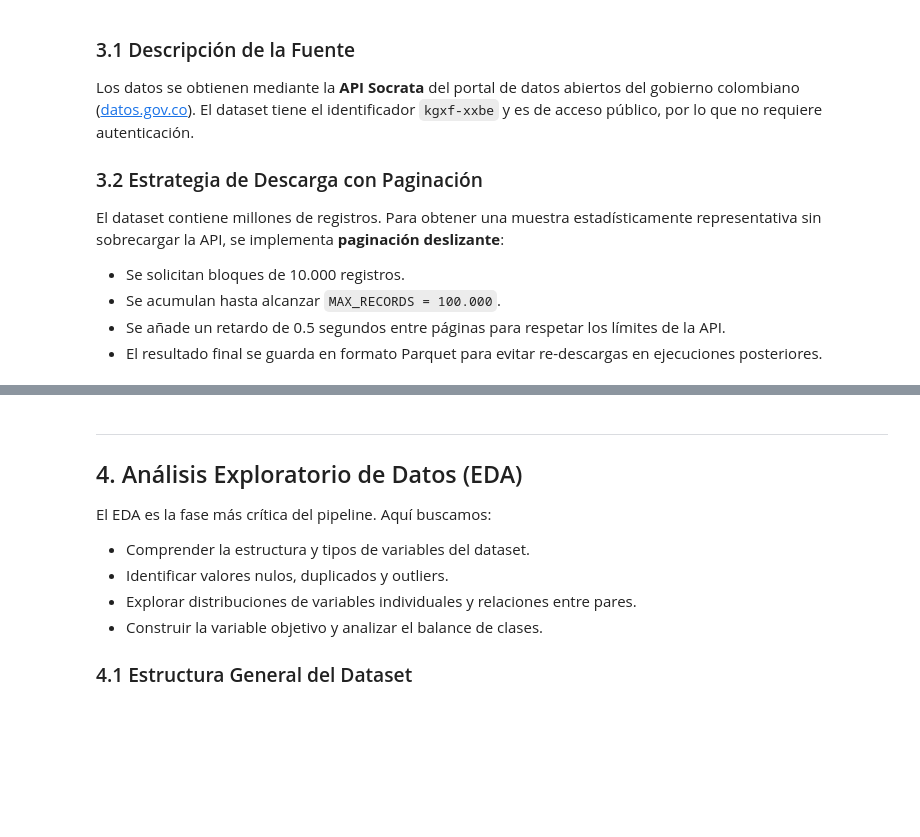
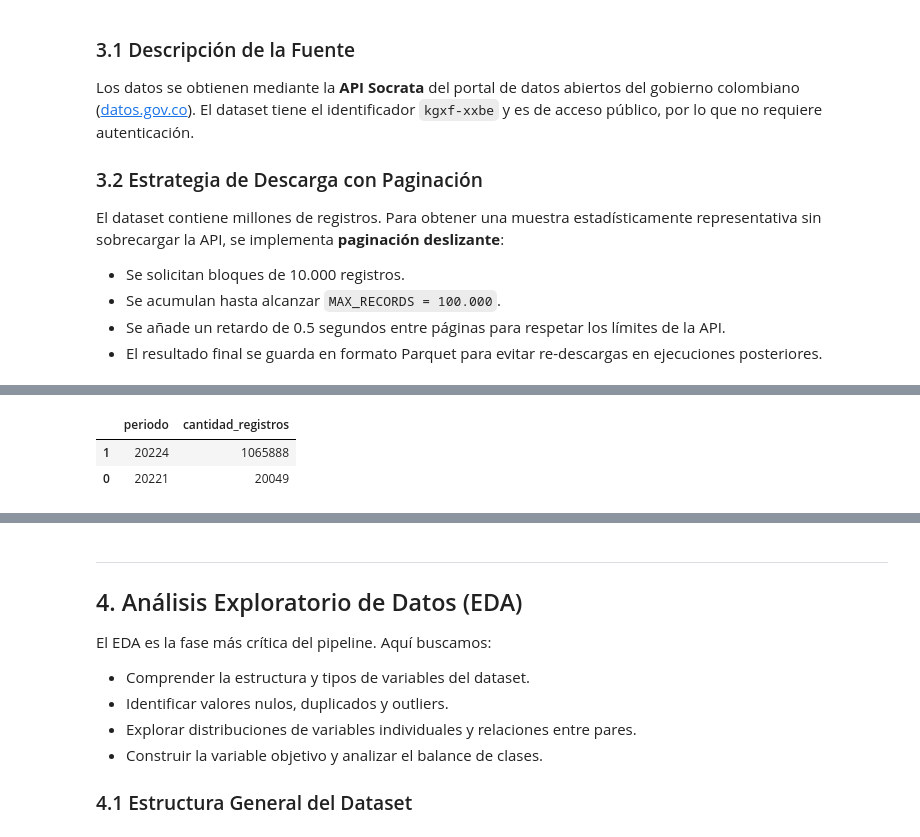
Before and after one commit to ccarvajalesc/PUJ-ML-Proyecto, a Jupyter notebook: Notebooks/Saber11_ML_Proyecto.ipynb, the cells around one changed output, grey strips where cells are left out. Cells and saved outputs as stored; diff of their text form; code cells hidden in the pictures; blank space fills up the shorter version.

```diff
--- a/Notebooks/Saber11_ML_Proyecto.ipynb
+++ b/Notebooks/Saber11_ML_Proyecto.ipynb
@@ -194,3 +290,19 @@ WARNING:root:Requests made without an app_token will be subject to strict thrott
+# %%
+# Contar registros por período
+df_periodos = (
+    df_raw
+    .groupby('periodo')
+    .size()
+    .reset_index(name='cantidad_registros')
+    .sort_values(by='periodo', ascending=False)
+)
+
+# Mostrar resultados
+display(df_periodos)
+# %% [output]
+|  | periodo | cantidad_registros |
+| 1 | 20224 | 1065888 |
+| 0 | 20221 | 20049 |
 # %%
 # ─── Validación básica de calidad ─────────────────────────────────────────────
 print('=' * 55)
```
Also changed, not shown: parts of 18 cells of this notebook, 3 other files.
